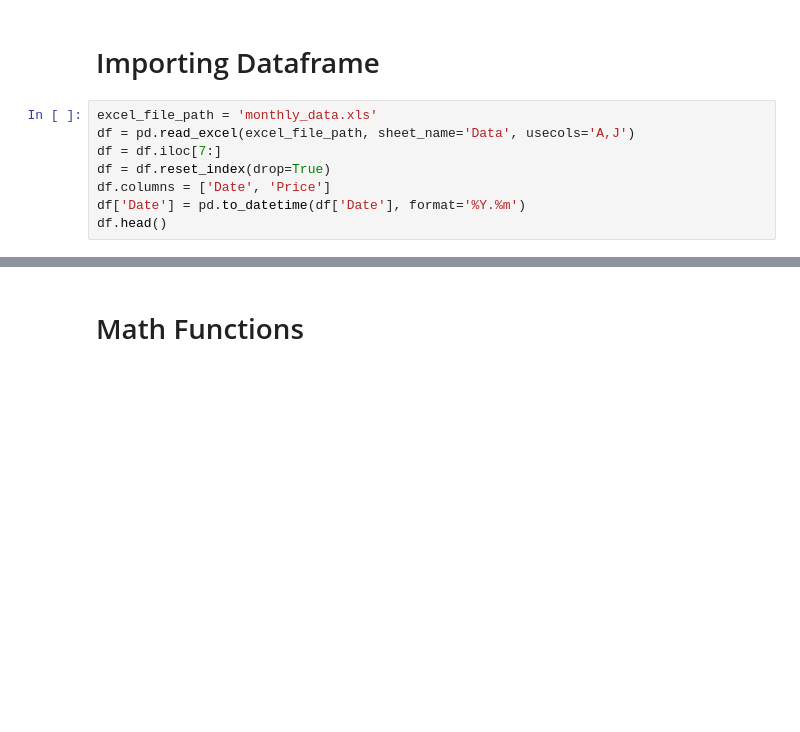
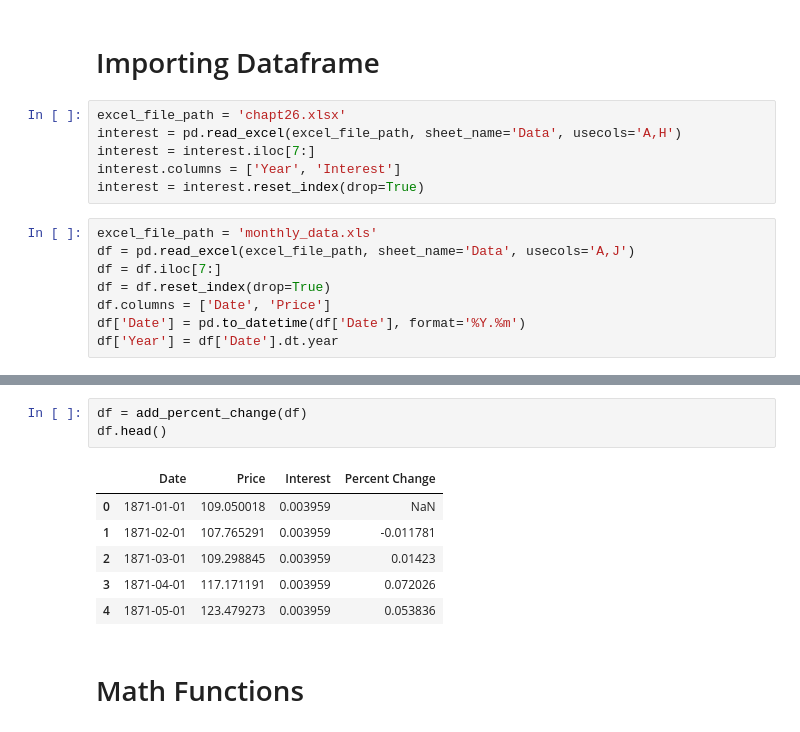
Before and after one commit to alanzhang25/personal-finance, a Jupyter notebook: futures_calc.ipynb, the cells around one changed output, grey strips where cells are left out. Saved outputs shown, nothing was run; the diff lists cells and outputs as text; blank space fills up the shorter version.

```diff
--- a/futures_calc.ipynb
+++ b/futures_calc.ipynb
@@ -9,5 +11,11 @@ from datetime import datetime
 # %% [markdown]
 # Importing Dataframe
+# %%
+excel_file_path = 'chapt26.xlsx'
+interest = pd.read_excel(excel_file_path, sheet_name='Data', usecols='A,H')
+interest = interest.iloc[7:]
+interest.columns = ['Year', 'Interest']
+interest = interest.reset_index(drop=True)
 # %%
 excel_file_path = 'monthly_data.xls'
 df = pd.read_excel(excel_file_path, sheet_name='Data', usecols='A,J')
@@ -15,4 +23,4 @@ df = df.iloc[7:]
 df = df.reset_index(drop=True)
 df.columns = ['Date', 'Price']
 df['Date'] = pd.to_datetime(df['Date'], format='%Y.%m')
-df.head()
+df['Year'] = df['Date'].dt.year
@@ -26,3 +57,13 @@ df.head()
+# %%
+df = add_percent_change(df)
+df.head()
+# %% [output]
+|  | Date | Price | Interest | Percent Change |
+| 0 | 1871-01-01 | 109.050018 | 0.003959 | NaN |
+| 1 | 1871-02-01 | 107.765291 | 0.003959 | -0.011781 |
+| 2 | 1871-03-01 | 109.298845 | 0.003959 | 0.01423 |
+| 3 | 1871-04-01 | 117.171191 | 0.003959 | 0.072026 |
+| 4 | 1871-05-01 | 123.479273 | 0.003959 | 0.053836 |
 # %% [markdown]
 # Math Functions
 # %%
```
Also changed, not shown: parts of 14 cells of this notebook, 2 other files.
